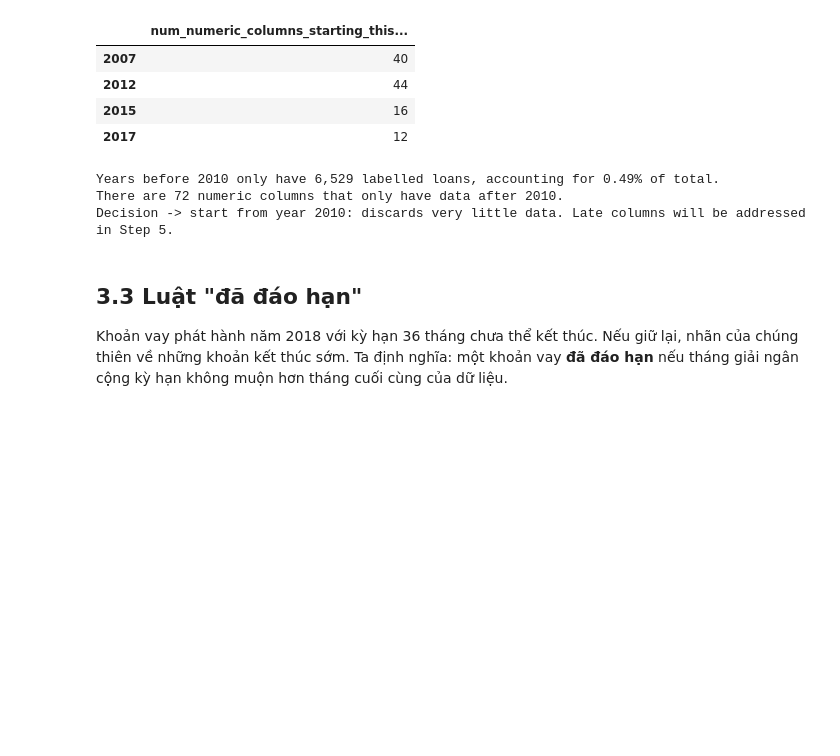
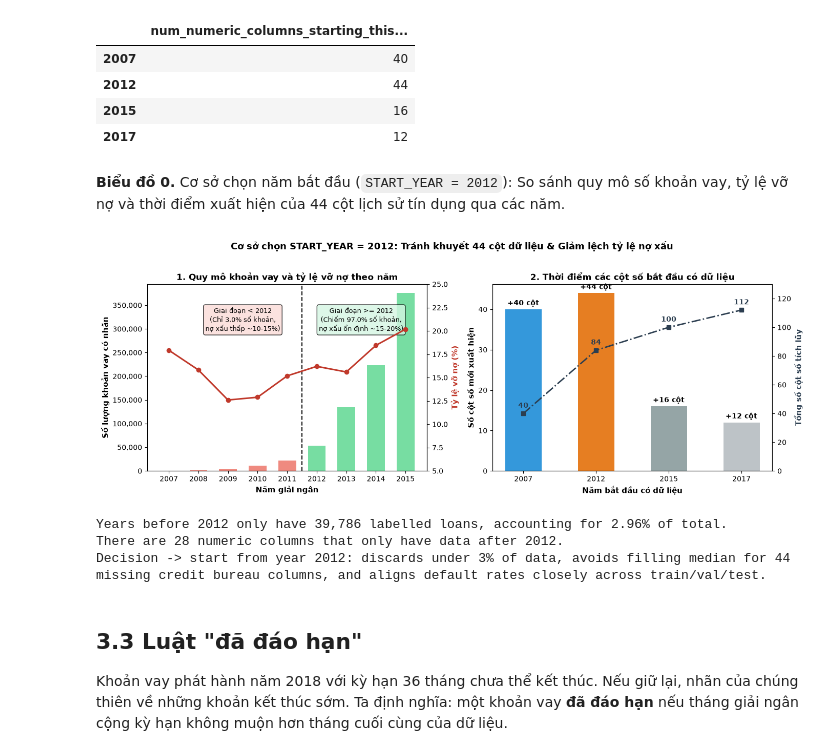
Before and after one commit to Eliza516/Lending-Club-Credit-Scoring, a Jupyter notebook: notebooks/01_hieu_du_lieu_va_chia_tap.ipynb, the cells around one changed output. Cells and saved outputs as stored; diff of their text form; code cells hidden in the pictures; blank space fills up the shorter version.

```diff
--- a/notebooks/01_hieu_du_lieu_va_chia_tap.ipynb
+++ b/notebooks/01_hieu_du_lieu_va_chia_tap.ipynb
@@ -609,17 +609,72 @@ first_year_counts
 | 2012 | 44 |
 | 2015 | 16 |
 | 2017 | 12 |
+# %% [markdown]
+**Biểu đồ 0.** Cơ sở chọn năm bắt đầu (`START_YEAR = 2012`): So sánh quy mô số khoản vay, tỷ lệ vỡ nợ và thời điểm xuất hiện của 44 cột lịch sử tín dụng qua các năm.
+# %%
+fig, (ax1, ax2) = plt.subplots(1, 2, figsize=(14, 5))
+
+# Subplot 1: Quy mô & Tỷ lệ nợ xấu theo năm trên các khoản vay có nhãn
+yearly_stats = df_raw[df_raw["resolved"]].groupby("year").agg(
+    total_loans=("default", "size"),
+    default_rate=("default", "mean")
+)
+years_plot = [y for y in yearly_stats.index if y <= 2015]
+sub_stats = yearly_stats.loc[years_plot]
+
+colors = ["#e74c3c" if y < 2012 else "#2ecc71" for y in years_plot]
+ax1.bar(sub_stats.index, sub_stats["total_loans"], color=colors, alpha=0.65, width=0.6)
+ax1.set_ylabel("Số lượng khoản vay có nhãn", fontsize=11, fontweight="bold")
+ax1.set_xlabel("Năm giải ngân", fontsize=11, fontweight="bold")
+ax1.yaxis.set_major_formatter(plt.FuncFormatter(lambda x, p: f"{int(x):,}"))
+ax1.set_xticks(years_plot)
+
+ax1_twin = ax1.twinx()
+ax1_twin.plot(sub_stats.index, sub_stats["default_rate"] * 100, color="#c0392b", marker="o", linewidth=2.2)
+ax1_twin.set_ylabel("Tỷ lệ vỡ nợ (%)", color="#c0392b", fontsize=11, fontweight="bold")
+ax1_twin.set_ylim(5, 25)
+
+ax1.axvline(2011.5, color="black", linestyle="--", linewidth=1.5)
+ax1.text(2009.5, ax1.get_ylim()[1] * 0.75, "Giai đoạn < 2012\n(Chỉ 3.0% số khoản,\nnợ xấu thấp ~10-15%)", ha="center", fontsize=9, bbox=dict(boxstyle="round", facecolor="#fadbd8", alpha=0.8))
+ax1.text(2013.5, ax1.get_ylim()[1] * 0.75, "Giai đoạn >= 2012\n(Chiếm 97.0% số khoản,\nnợ xấu ổn định ~15-20%)", ha="center", fontsize=9, bbox=dict(boxstyle="round", facecolor="#d5f5e3", alpha=0.8))
+ax1.set_title("1. Quy mô khoản vay và tỷ lệ vỡ nợ theo năm", fontsize=12, fontweight="bold")
+
+# Subplot 2: Sự xuất hiện của 44 cột số mới tại năm 2012
+fy_counts = first_years.astype(int).value_counts().sort_index()
+fy_cum = fy_counts.cumsum()
+
+ax2.bar(fy_counts.index.astype(str), fy_counts.values, color=["#3498db", "#e67e22", "#95a5a6", "#bdc3c7"], width=0.5)
+ax2.set_ylabel("Số cột số mới xuất hiện", fontsize=11, fontweight="bold")
+ax2.set_xlabel("Năm bắt đầu có dữ liệu", fontsize=11, fontweight="bold")
+
+ax2_twin = ax2.twinx()
+ax2_twin.plot(fy_cum.index.astype(str), fy_cum.values, color="#2c3e50", marker="s", linewidth=2, linestyle="-.")
+ax2_twin.set_ylabel("Tổng số cột số tích lũy", color="#2c3e50", fontsize=11, fontweight="bold")
+ax2_twin.set_ylim(0, 130)
+
+for i, (nc, cc) in enumerate(zip(fy_counts.values, fy_cum.values)):
+    ax2.text(i, nc + 1, f"+{nc} cột", ha="center", fontweight="bold", fontsize=10)
+    ax2_twin.text(i, cc + 4, f"{cc}", ha="center", fontweight="bold", fontsize=10, color="#2c3e50")
+
+ax2.set_title("2. Thời điểm các cột số bắt đầu có dữ liệu", fontsize=12, fontweight="bold")
+
+plt.suptitle("Cơ sở chọn START_YEAR = 2012: Tránh khuyết 44 cột dữ liệu & Giảm lệch tỷ lệ nợ xấu", fontsize=13, fontweight="bold", y=1.02)
+plt.tight_layout()
+plt.savefig(FIG_DIR / "01_chon_nam_bat_dau.png", dpi=150, bbox_inches="tight")
+plt.show()
+# %% [output]
+[figure, added]
 # %%
-START_YEAR = 2010
+START_YEAR = 2012
 before = labelled_per_year[labelled_per_year.index < START_YEAR].sum()
 print(f"Years before {START_YEAR} only have {before:,} labelled loans, accounting for {before / labelled_per_year.sum():.2%} of total.")
 late_columns = (first_years > START_YEAR).sum()
 print(f"There are {late_columns} numeric columns that only have data after {START_YEAR}.")
-print(f"Decision -> start from year {START_YEAR}: discards very little data. Late columns will be addressed in Step 5.")
+print(f"Decision -> start from year {START_YEAR}: discards under 3% of data, avoids filling median for 44 missing credit bureau columns, and aligns default rates closely across train/val/test.")
 # %% [output]
-Years before 2010 only have 6,529 labelled loans, accounting for 0.49% of total.
-There are 72 numeric columns that only have data after 2010.
-Decision -> start from year 2010: discards very little data. Late columns will be addressed in Step 5.
+Years before 2012 only have 39,786 labelled loans, accounting for 2.96% of total.
+There are 28 numeric columns that only have data after 2012.
+Decision -> start from year 2012: discards under 3% of data, avoids filling median for 44 missing credit bureau columns, and aligns default rates closely across train/val/test.
 # %% [markdown]
 ## 3.3 Luật "đã đáo hạn"
 Khoản vay phát hành năm 2018 với kỳ hạn 36 tháng chưa thể kết thúc. Nếu giữ lại, nhãn của chúng thiên về những khoản kết thúc sớm. Ta định nghĩa: một khoản vay **đã đáo hạn** nếu tháng giải ngân cộng kỳ hạn không muộn hơn tháng cuối cùng của dữ liệu.
```
Also changed, not shown: parts of 13 cells of this notebook, 4 other files.
